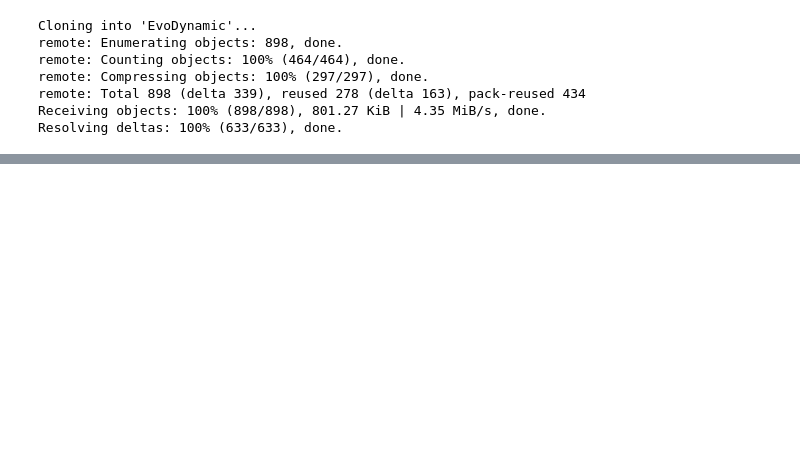
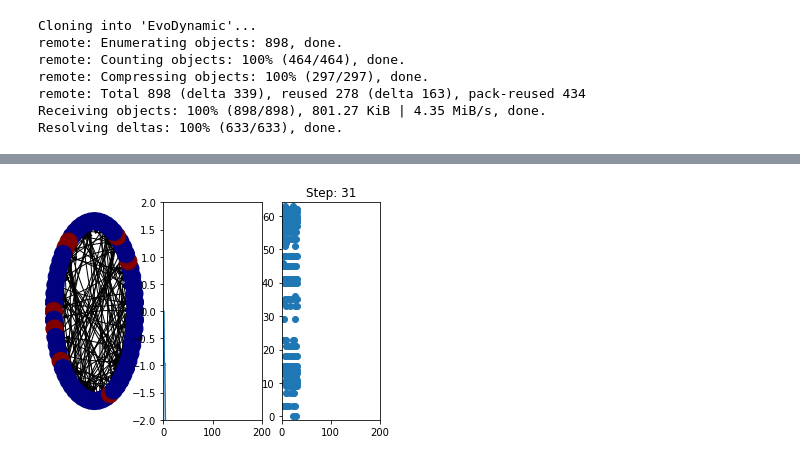
Before and after one commit to wehak/EvoDynamic, a Jupyter notebook: notebooks/leaky_custom_esn.ipynb, the cells around one changed output, grey strips where cells are left out. Saved outputs shown, nothing was run; the diff lists cells and outputs as text; code cells hidden in the pictures; blank space fills up the shorter version.

Commit message:
run esn in colab

```diff
--- a/notebooks/leaky_custom_esn.ipynb
+++ b/notebooks/leaky_custom_esn.ipynb
@@ -26,3 +26,13 @@ from EvoDynamic.evodynamic.connection import random as conn_random
 from EvoDynamic.evodynamic.connection import custom as conn_custom
 from EvoDynamic.evodynamic import connection as connection
 from EvoDynamic.evodynamic.cells import activation as act
+# %%
+from google.colab import files
+uploaded = files.upload()
+
+if (len(uploaded.keys()) > 1):
+  print("Only one file allowed")
+else:
+  for fn in uploaded.keys():
+    print('User uploaded file "{name}" with length {length} bytes'.format(name=fn, length=len(uploaded[fn])))
+    path_to_matrix = fn
@@ -178,0 +104,89 @@ OSError: ignored
+# %%
+weight_matrix = exp.session.run(exp.get_connection("g_esn_conn").w)
+
+G = nx.DiGraph()
+G.add_edges_from(weight_matrix[0])
+
+pos_fixed = nx.circular_layout(G)
+
+# Animation
+%matplotlib inline
+from IPython.core.display import HTML
+import matplotlib.pyplot as plt
+import matplotlib.animation as animation
+
+fig, axs = plt.subplots(nrows=1, ncols=3)
+
+plt.title('Step: 0')
+current_mem = exp.get_group_cells_state("g_esn", "g_esn_mem")[:,0]
+current_spike = exp.get_group_cells_state("g_esn", "g_esn_spike")[:,0]
+
+node_color = [round(current_spike[node],2) for node in G]
+
+nx.draw(G.reverse(), node_color = node_color, pos=pos_fixed, cmap=plt.cm.jet,
+        connectionstyle="arc3, rad=0.1", ax=axs[0])
+
+idx_plot_neuron = 50
+plot_width = 200
+x_values = np.array([0])
+mem_values = np.array([round(current_mem[idx_plot_neuron],2)])
+spike_values, = np.where(current_spike == 1)
+scatter_values = np.full_like(spike_values, 0)
+axs_1, = axs[1].plot(x_values, mem_values)
+axs_2 = axs[2].scatter(scatter_values, spike_values)
+
+xmin, xmax = np.min(x_values), np.min(x_values)+plot_width
+ymin, ymax = -2.0, 2.0
+axs[1].set(xlim=(xmin, xmax), ylim=(ymin, ymax))
+axs[2].set(xlim=(xmin, xmax), ylim=(-1, width))
+
+idx_anim = 0
+
+def updatefig(*args):
+  global idx_anim, x_values, mem_values, spike_values, scatter_values#, axs_1, axs_2
+
+  axs[0].clear()
+
+  exp.run_step(feed_dict={input_esn: np.random.randint(2, size=(input_size,1))})
+
+  current_mem = exp.get_group_cells_state("g_esn", "g_esn_mem")[:,0]
+  current_spike = exp.get_group_cells_state("g_esn", "g_esn_spike")[:,0]
+
+
+  current_spike_values = np.where(current_spike == 1)[0]
+  current_scatter_values = np.full_like(current_spike_values, idx_anim+1)
+  if idx_anim >= plot_width:
+    x_values = np.concatenate((x_values[1:], [np.max(x_values)+1]))
+    mem_values = np.concatenate((mem_values[1:], [current_mem[idx_plot_neuron]]))
+    spike_values =  np.concatenate((spike_values[scatter_values>(idx_anim-plot_width)], current_spike_values))
+    scatter_values = np.concatenate((scatter_values[scatter_values>(idx_anim-plot_width)], current_scatter_values))
+  else:
+    x_values = np.concatenate((x_values, [np.max(x_values)+1]))
+    mem_values = np.concatenate((mem_values, [current_mem[idx_plot_neuron]]))
+    spike_values =  np.concatenate((spike_values, np.where(current_spike == 1)[0]))
+    scatter_values = np.concatenate((scatter_values, current_scatter_values))
+
+  node_color = [round(current_spike[node],2) for node in G]
+  nx.draw(G.reverse(), node_color = node_color, pos=pos_fixed, cmap=plt.cm.jet,
+          connectionstyle="arc3, rad=0.1", ax=axs[0])
+
+  xmin, xmax = np.min(x_values), np.min(x_values)+plot_width
+  axs[1].set(xlim=(xmin, xmax))
+  axs[2].set(xlim=(xmin, xmax))
+
+  axs_1.set_data(x_values, mem_values)
+  axs_2.set_offsets(np.vstack((scatter_values, spike_values)).transpose())
+
+  plt.title('Step: '+str(idx_anim))
+  idx_anim += 1
+
+
+ani = animation.FuncAnimation(fig, updatefig, frames=30, interval=500, blit=False)
+
+# plt.show()
+
+
+HTML(ani.to_html5_video())
+
+# plt.connect('close_event', exp.close())
+# %% [output]
@@ -178,0 +194 @@ OSError: ignored
+[figure, added]
```
Also changed, not shown: parts of 3 cells of this notebook.
